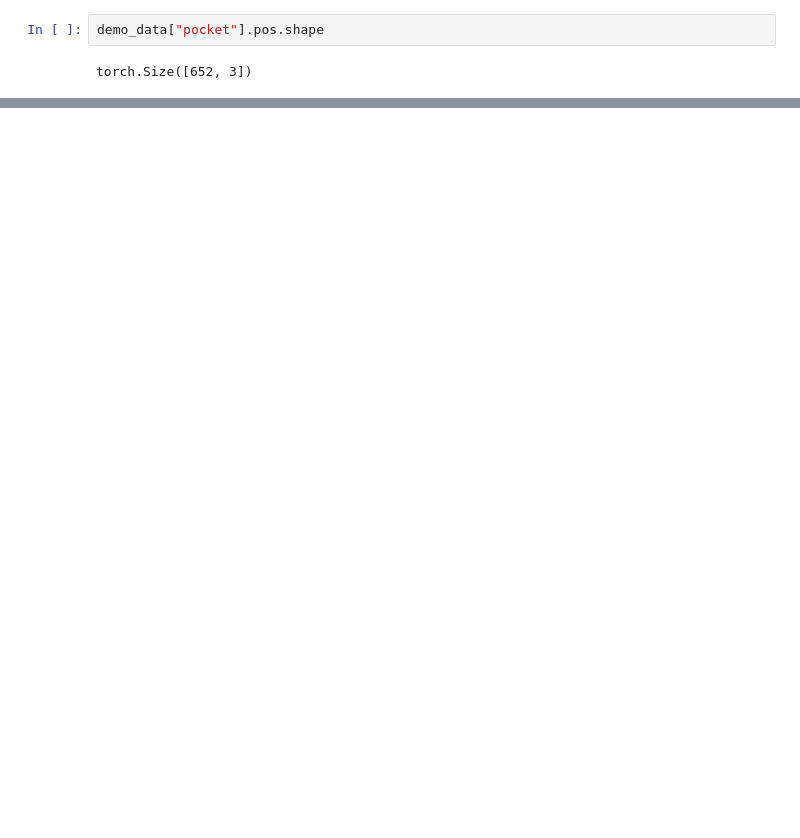
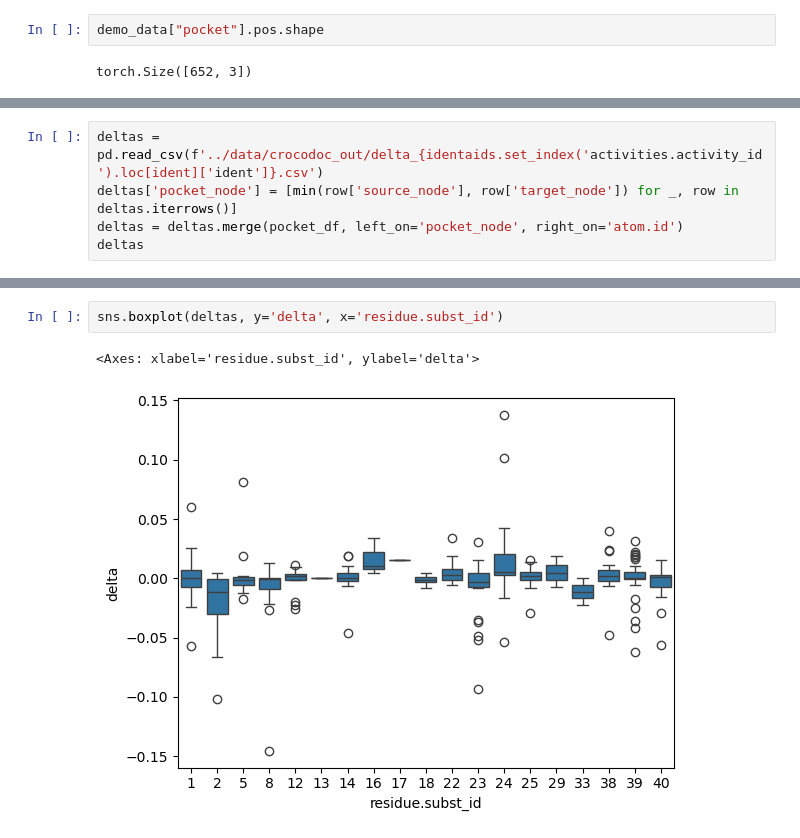
Before and after one commit to volkamerlab/kinodata-3D-affinity-prediction, a Jupyter notebook: examples/residue_matching.ipynb, the cells around one changed output, grey strips where cells are left out. Saved outputs shown, nothing was run; the diff lists cells and outputs as text; blank space fills up the shorter version.

Commit message:
residue matching: working example

```diff
--- a/examples/residue_matching.ipynb
+++ b/examples/residue_matching.ipynb
@@ -135,0 +148,5 @@ pd.read_csv(f'../data/interaction_analysis/{demo_data.ident.item()}.csv')
+# %%
+deltas = pd.read_csv(f'../data/crocodoc_out/delta_{identaids.set_index('activities.activity_id').loc[ident]['ident']}.csv')
+deltas['pocket_node'] = [min(row['source_node'], row['target_node']) for _, row in deltas.iterrows()]
+deltas = deltas.merge(pocket_df, left_on='pocket_node', right_on='atom.id')
+deltas
@@ -135,0 +167,5 @@ pd.read_csv(f'../data/interaction_analysis/{demo_data.ident.item()}.csv')
+# %%
+sns.boxplot(deltas, y='delta', x='residue.subst_id')
+# %% [output]
+<Axes: xlabel='residue.subst_id', ylabel='delta'>
+[figure, added]
```
Also changed, not shown: parts of 13 cells of this notebook.
